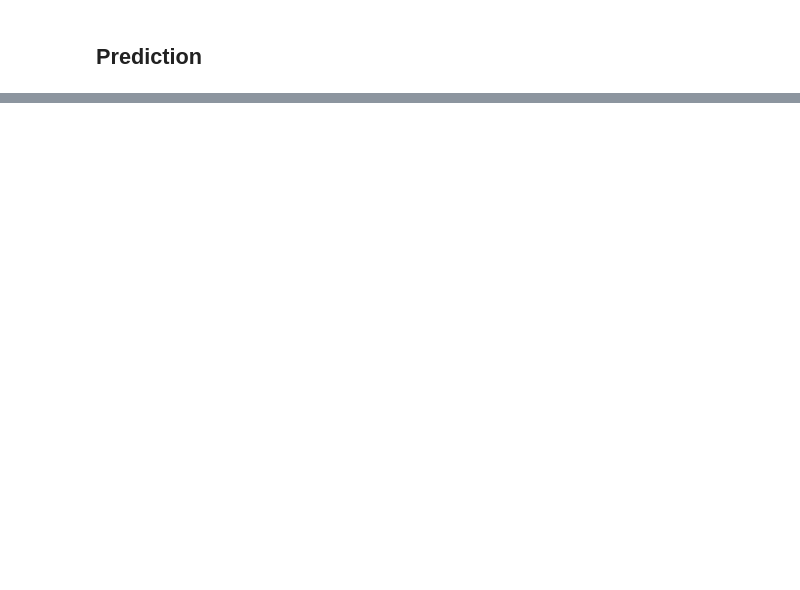
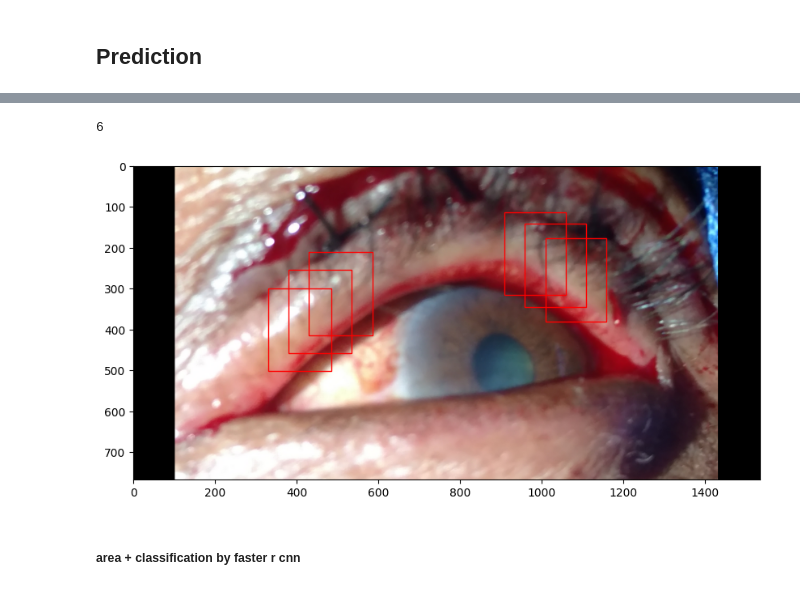
Before and after one commit to lucieDLE/trachoma, a Jupyter notebook: src/py/notebooks/faster-rcnn-dl.ipynb, the cells around one changed output, grey strips where cells are left out. Cells and saved outputs as stored; diff of their text form; code cells hidden in the pictures; blank space fills up the shorter version.

```diff
--- a/src/py/notebooks/faster-rcnn-dl.ipynb
+++ b/src/py/notebooks/faster-rcnn-dl.ipynb
@@ -201,0 +330,4 @@ for i in range(2):
+# %%
+mt_ttdata.setup()
+mt_dataload = mt_ttdata.test_dataloader()
+mt_ds = mt_ttdata.test_ds
@@ -201,0 +370,17 @@ for i in range(2):
+# %%
+for idx, batch in enumerate(tqdm(mt_dataload)):
+
+  targets = batch
+  imgs = targets.pop('img', None)
+
+  outs = model(imgs, mode='test')
+  out_img=outs[0]
+
+  pred_indices = nms(out_img['boxes'], out_img['scores'], iou_threshold=.4) ## iou as args
+  gt_indices = nms(targets['boxes'][0], torch.ones_like(targets['boxes'][0,:,0]), iou_threshold=.5) ## iou as args
+
+  gt_boxes = targets['boxes'][0][gt_indices].cpu().detach().numpy()
+  pred_boxes = out_img['boxes'][pred_indices].cpu().detach().numpy()
+
+  if idx ==3:
+    break
@@ -201,0 +424,26 @@ for i in range(2):
+# %%
+plt.figure(figsize=(10,10))
+
+for i in range(1):
+  plt.imshow(imgs[i].permute(1,2,0))
+
+  ax = plt.gca()
+  out_img = outs[i]
+  indices = nms(out_img['boxes'], out_img['scores'], iou_threshold=.4)
+  print(len(indices))
+
+  for j in indices:
+
+    box = out_img['boxes'][j]
+    label = out_img['labels'][j].cpu().detach().numpy()
+    score = out_img['scores'][j].cpu().detach().numpy()
+
+    x1, y1, x2, y2 = box.cpu().detach().numpy()
+    width, height = x2 - x1, y2 - y1
+    rect = Rectangle((x1, y1-125), width, height+50, fill=False, color='red')
+    ax.add_patch(rect)
+# %% [output]
+6
+[figure, added]
+# %% [markdown]
+##### area + classification by faster r cnn
```
Also changed, not shown: parts of 42 cells of this notebook, 4 other files.
